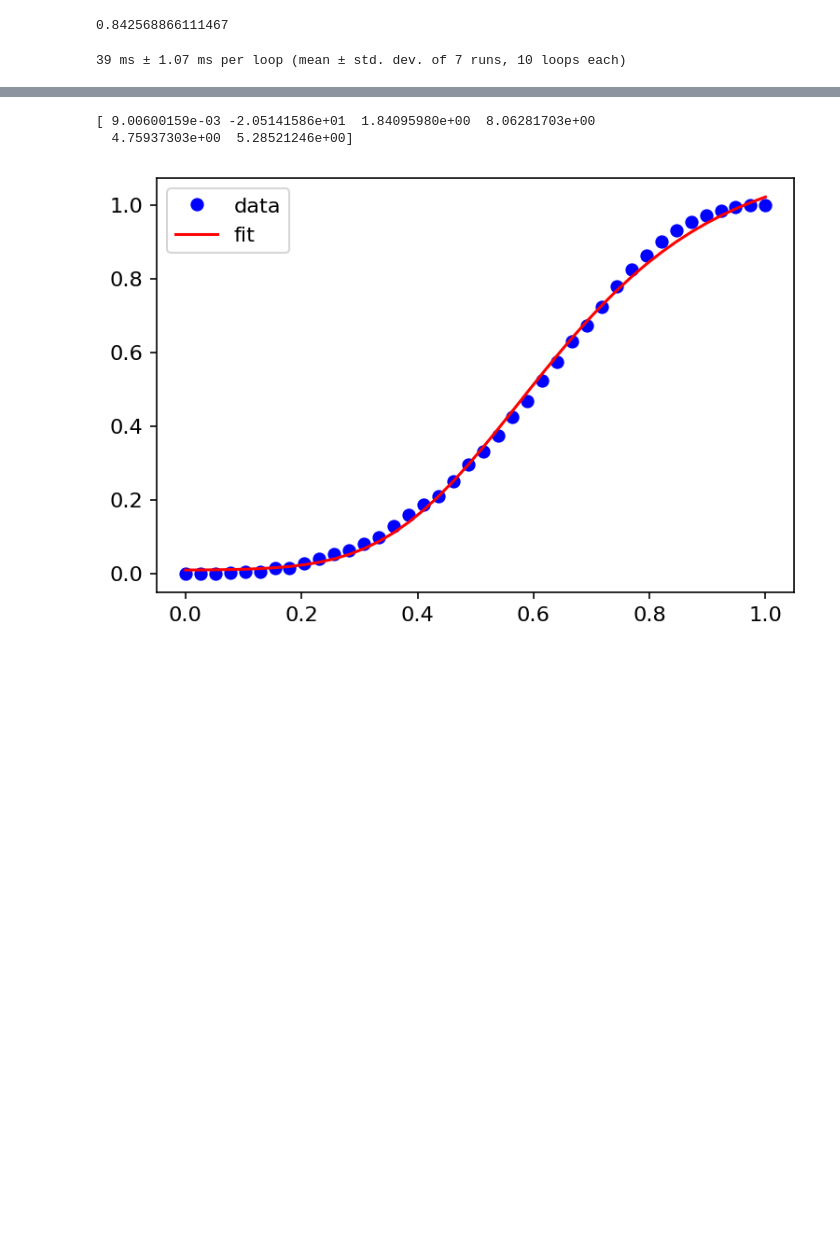
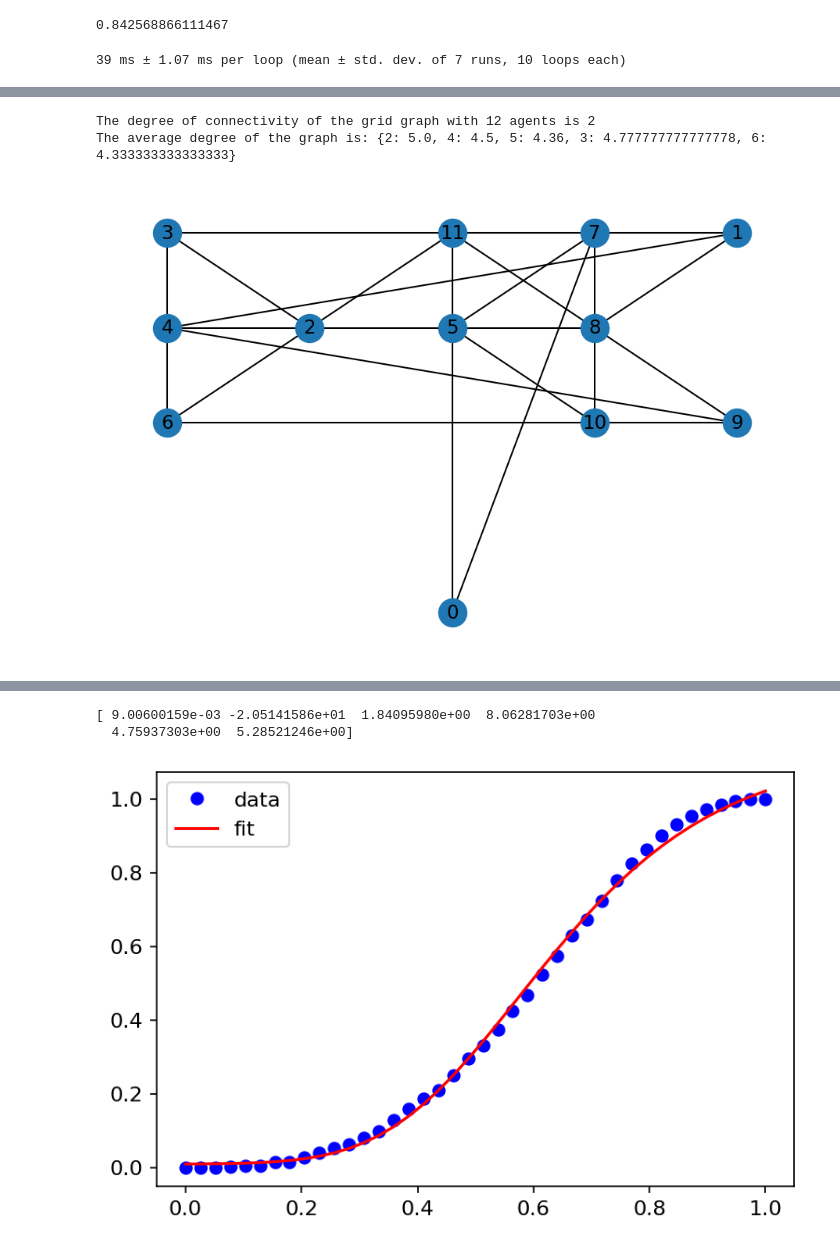
Before and after one commit to lquante/social_agent_based_modelling, a Jupyter notebook: notebooks/ParameterTests.ipynb, the cells around one changed output, grey strips where cells are left out. Saved outputs shown, nothing was run; the diff lists cells and outputs as text; code cells hidden in the pictures; blank space fills up the shorter version.

```diff
--- a/notebooks/ParameterTests.ipynb
+++ b/notebooks/ParameterTests.ipynb
@@ -362,0 +345,11 @@ array([ 0.71892356, 10.66169684,  0.69888621,  0.63066129])
+# %%
+# real connectivity of graph
+N = 100
+k = np.array(k_rel * N*N, dtype=int)
+n_loops = 6
+
+def get_avg_degree(N, r):
+    indices = np.random.choice(np.arange(N*N), size=r, replace=False)
+    indices = np.unravel_index(indices, (N, N))
+    indices = list(zip(indices[0], indices[1]))
+    return np.mean(count_neighbours(indices, N, N)) / 8
@@ -362,0 +366,55 @@ array([ 0.71892356, 10.66169684,  0.69888621,  0.63066129])
+# %%
+import networkx as nx
+import random
+
+def create_rnd_graph(N, k):
+    # Create an empty graph
+    G = nx.Graph()
+
+    # Generate random locations for the agents on the grid
+    locations = random.sample(range(N*N), k)
+
+    # Add the nodes to the graph and assign their locations
+    for i, loc in enumerate(locations):
+        x = loc % N
+        y = loc // N
+        G.add_node(i, pos=(x, y))
+
+    # Add edges between neighboring agents using the chessboard metric
+    for i in range(k):
+        for j in range(i+1, k):
+            xi, yi = G.nodes[i]['pos']
+            xj, yj = G.nodes[j]['pos']
+            dx = abs(xi - xj)
+            dy = abs(yi - yj)
+            if dx <= 1 and dy <= 1 and dx + dy > 0:
+                G.add_edge(i, j)
+
+            # periodic boundary conditions
+            dx = min(dx, N - dx)
+            dy = min(dy, N - dy)
+            if max(dx, dy) == 1:
+                G.add_edge(i, j)
+
+    return G
+
+# Define the dimensions of the grid and the number of agents
+N = 5
+k = 12
+G = create_rnd_graph(N, k)
+
+# Visualize the graph
+pos = nx.get_node_attributes(G, 'pos')
+nx.draw(G, pos=pos, with_labels=True)
+
+# Calculate the degree of connectivity of the graph
+degree_of_connectivity = nx.node_connectivity(G)
+print("The degree of connectivity of the grid graph with {} agents is {}".format(k, degree_of_connectivity))
+
+# Calculate the average degree of the graph
+avg_degree = nx.average_degree_connectivity(G)
+print("The average degree of the graph is:", avg_degree)
+# %% [output]
+The degree of connectivity of the grid graph with 12 agents is 2
+The average degree of the graph is: {2: 5.0, 4: 4.5, 5: 4.36, 3: 4.777777777777778, 6: 4.333333333333333}
+[figure, added]
```
Also changed, not shown: parts of 87 cells of this notebook, 8 other files.
